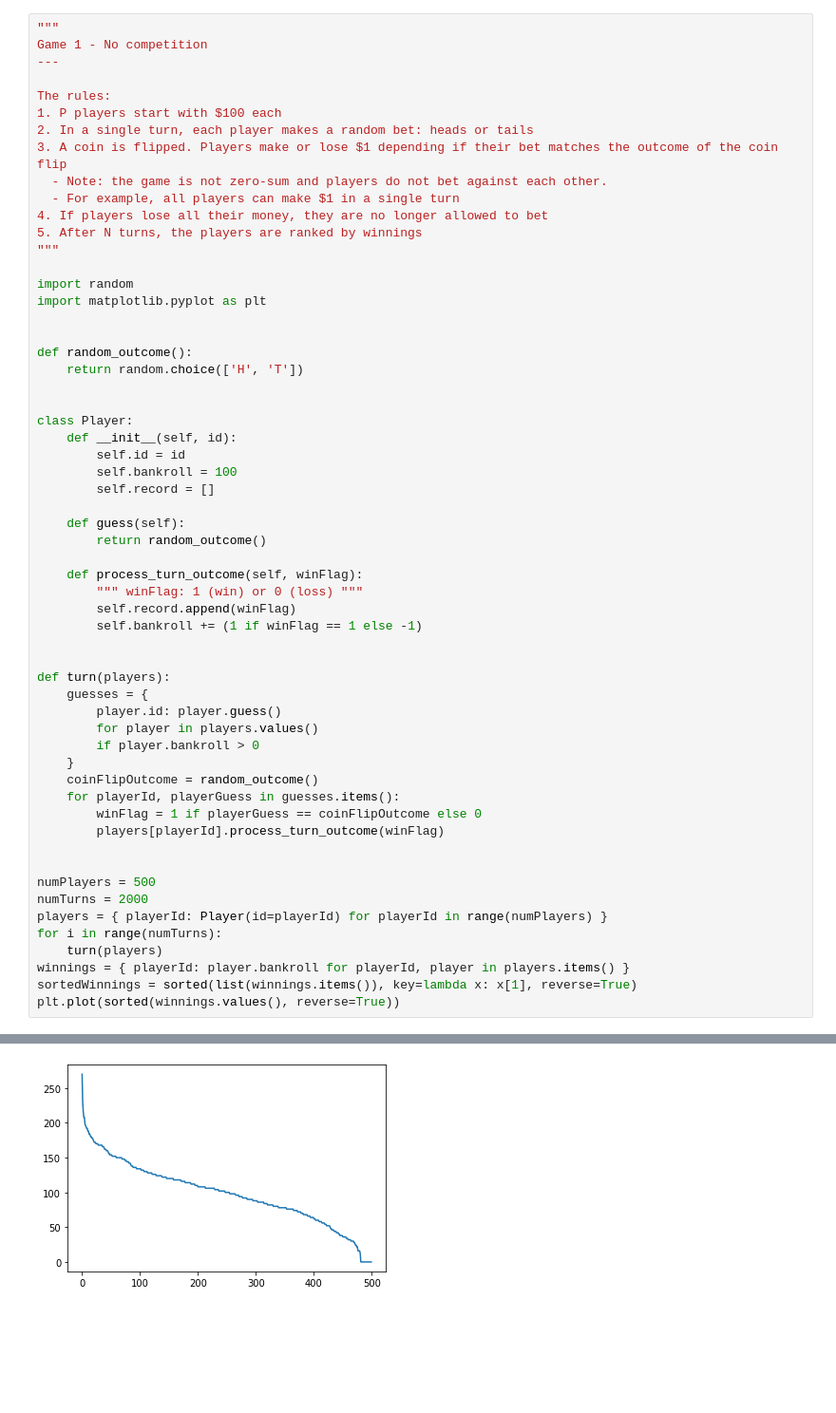
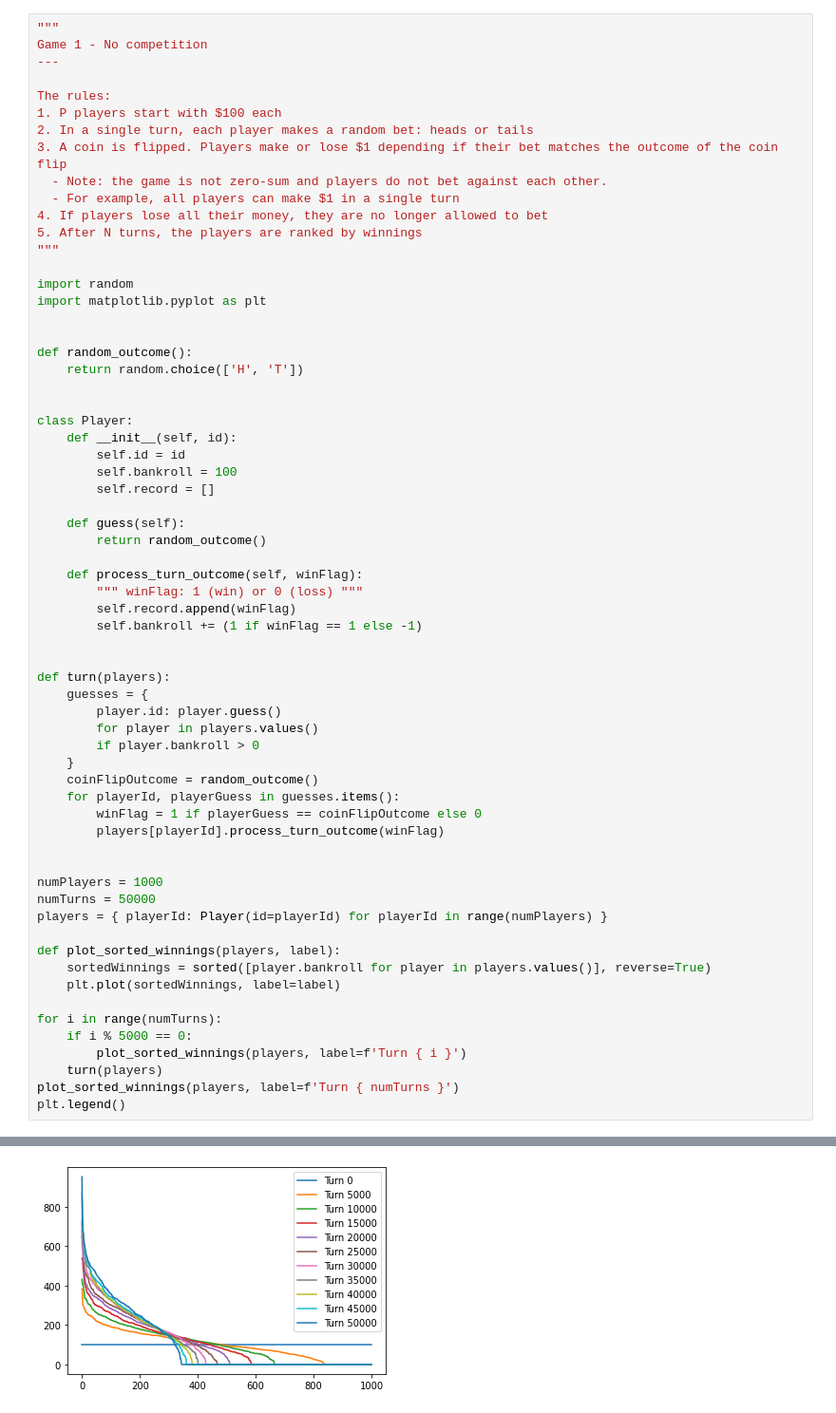
Before and after one commit to avidnomads/notebooks, a Jupyter notebook: skilled_coin_flipper/skilled_coin_flipper.ipynb, the cells around one changed output, grey strips where cells are left out. Shown at 95% size. Saved outputs shown, nothing was run; the diff lists cells and outputs as text; blank space fills up the shorter version.

Commit message:
Add Game 2 and better plots

```diff
--- a/skilled_coin_flipper/skilled_coin_flipper.ipynb
+++ b/skilled_coin_flipper/skilled_coin_flipper.ipynb
@@ -48,12 +48,18 @@ def turn(players):
         players[playerId].process_turn_outcome(winFlag)
 
 
-numPlayers = 500
-numTurns = 2000
+numPlayers = 1000
+numTurns = 50000
 players = { playerId: Player(id=playerId) for playerId in range(numPlayers) }
+
+def plot_sorted_winnings(players, label):
+    sortedWinnings = sorted([player.bankroll for player in players.values()], reverse=True)
+    plt.plot(sortedWinnings, label=label)
+
 for i in range(numTurns):
+    if i % 5000 == 0:
+        plot_sorted_winnings(players, label=f'Turn { i }')
     turn(players)
-winnings = { playerId: player.bankroll for playerId, player in players.items() }
-sortedWinnings = sorted(list(winnings.items()), key=lambda x: x[1], reverse=True)
-plt.plot(sorted(winnings.values(), reverse=True))
+plot_sorted_winnings(players, label=f'Turn { numTurns }')
+plt.legend()
 # %% [output]
@@ -61 +67 @@ plt.plot(sorted(winnings.values(), reverse=True))
-[figure, old version]
+[figure, new version]
```
Also changed, not shown: parts of 2 cells of this notebook.
